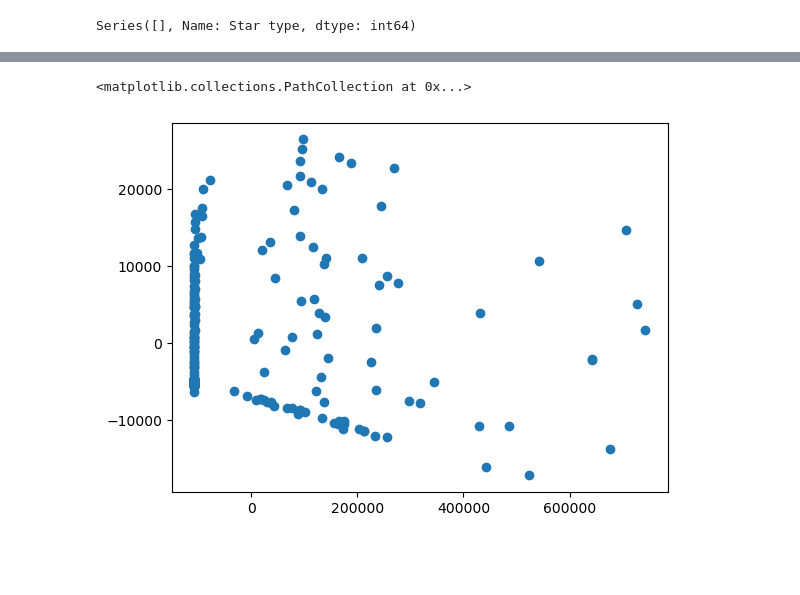
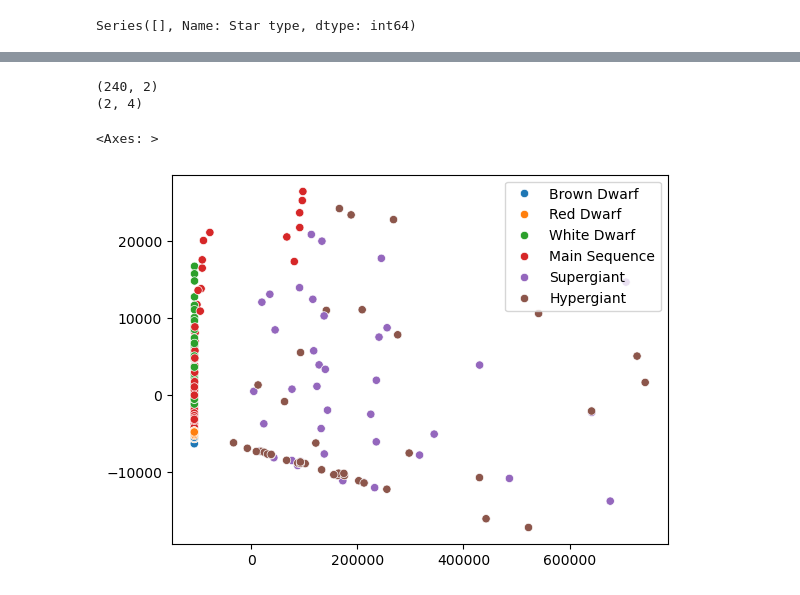
Before and after one commit to ebianchi803/astrostatistics_bicocca_2026, a Jupyter notebook: working/L15.ipynb, the cells around one changed output, grey strips where cells are left out. Saved outputs shown, nothing was run; the diff lists cells and outputs as text; code cells hidden in the pictures; blank space fills up the shorter version.

```diff
--- a/working/L15.ipynb
+++ b/working/L15.ipynb
@@ -87,5 +57,27 @@ print(eigenvectors.shape)
-# %%
-plt.scatter(eigenvalues[:,0],eigenvalues[:,1]) #i need to standardise the data: ... StandardScaler
-# %% [output]
-<matplotlib.collections.PathCollection at 0x...>
-[figure, removed]
+# %%
+
+X = np.array([df_stars['Temperature (K)'],df_stars['Absolute magnitude(Mv)'], df_stars['Radius(R/Ro)'], df_stars['Luminosity(L/Lo)']]).T
+
+projection = pca.fit_transform(X)
+
+n_comp = 2
+pca = PCA(n_components=n_comp) # n_components can be optionally set
+pca.fit(X)
+
+
+eigenvalues = pca.transform(X) # compute the subspace projection of X, 4 eigenvalues for each of the 100 samples
+mean = pca.mean_ # length 10 mean of the data
+eigenvectors = pca.components_ # 4x10 matrix of components, multiply each by respective eigenvalue to reconstruct
+
+# Reconstruction of object1
+# Xreconstruct[0] = mean + eigenvectors*eigenvalues[0]
+
+print(eigenvalues.shape)
+print(eigenvectors.shape)
+
+sns.scatterplot(x=projection[:,0], y=projection[:,1], hue=labels)
+# %% [output]
+(240, 2)
+(2, 4)
+<Axes: >
+[figure, added]
```
Also changed, not shown: parts of 8 cells of this notebook.
